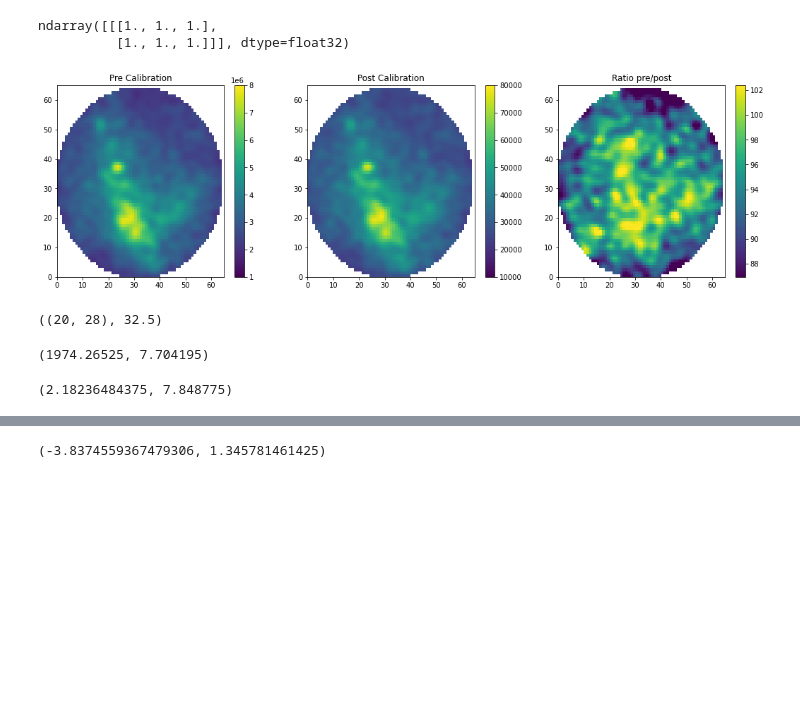
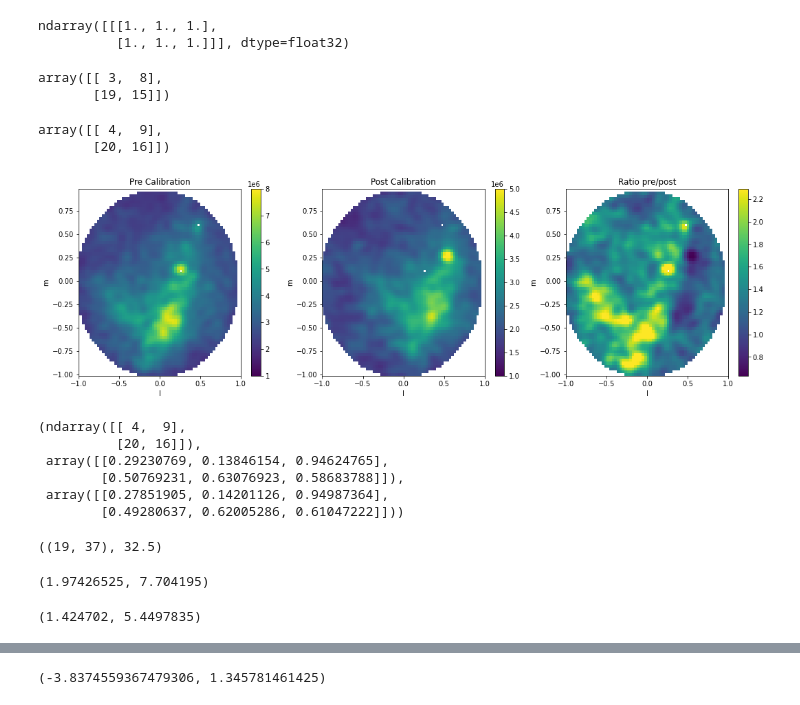
Before and after one commit to epic-astronomy/LWA_EPIC, a Jupyter notebook: epical_devel.ipynb, the cells around one changed output, grey strips where cells are left out. Saved outputs shown, nothing was run; the diff lists cells and outputs as text; code cells hidden in the pictures; blank space fills up the shorter version.

```diff
--- a/epical_devel.ipynb
+++ b/epical_devel.ipynb
@@ -481,6 +564,6 @@ image["hdr"], image["data"].shape
 # %%
 lwasv_antennas = lwasv.antennas
-obstime = Time(img_hdr["time_tag"] / img_hdr["FS"], format="unix")
+obstime = Time(img_hdr["time_tag"] / img_hdr["FS"], format="unix", location=site_loc)
 lon = img_hdr["longitude"] * units.deg
 lat = img_hdr["latitude"] * units.deg
 ntime_gulp = image["data"].shape[1]
@@ -491,6 +574,7 @@ chan0 = img_hdr["chan0"]
 cfreq = img_hdr["cfreq"]
 nchan = img_hdr["nchan"]
 npol = voltage_hdr["npol"]
+# npol = 1
 grid_size = skymodes1d = 65
 imageres = 1.79057
 ant_extent = 1
@@ -498,6 +582,7 @@ ant_extent = 1
 freq = (chan0 + numpy.arange(nchan)) * CHAN_BW
 point_source=True
 ones_test=False
+use_skymod=False
 n_source_gsm=75
 # %%
 locations = numpy.array([(ant.stand.x, ant.stand.y, ant.stand.z) for ant in lwasv.antennas[::2]])
@@ -641,7 +756,7 @@ image_pre = bifrost.zeros(
 )
 
 bifrost.map(
-    "a(i,j,p,k,l) += b(0,i,j,p/2,k,l)*b(0,i,j,p%2,k,l).conj()",
+    "a(i,j,p,k,l) += b(0,i,j,p/2,k,l) * b(0,i,j,p%2,k,l).conj()",
     {"a": crosspol_pre, "b": efield_cal_image},
     axis_names=("i", "j", "p", "k", "l"),
     shape=(ntime_gulp, nchan, npol ** 2, grid_size, grid_size),
@@ -655,7 +770,7 @@ bifrost.reduce(crosspol_pre, image_pre, op="sum")
 image_pre = image_pre.copy(space="system")
 uv_pre = numpy.fft.fft2(image_pre, axes=(3,4))
 image_pre = numpy.fft.fftshift(image_pre, axes=(3, 4))
-image_pre =  image_pre[:, :, :, :, ::-1]
+# image_pre =  image_pre[:, :, :, :, ::-1]
 # %%
 max_inds = numpy.ascontiguousarray(
     numpy.atleast_2d(
@@ -793,48 +934,85 @@ image_post =  image_post[:, :, :, :, ::-1]
+# %%
+max_inds-1
+# %% [output]
+array([[ 3,  8],
+       [19, 15]])
 # %%
 mask = numpy.isnan(numpy.fft.fftshift(lm_matrix[:,:,2], axes=(0,1)))
+# %%
+image_inds = numpy.asarray(
+    [
+        (grid_size // 2 + max_inds[:, 0] ) % grid_size,
+        (grid_size // 2  + max_inds[:, 1]) % grid_size,
+    ]
+).T
+# %%
+l = numpy.fft.ifftshift(lm_matrix[0,:,0])
+m = numpy.fft.ifftshift(lm_matrix[:,0,1])
+# %%
+max_inds
+# %% [output]
+array([[ 4,  9],
+       [20, 16]])
 # %%
 fig, ax = plt.subplots(ncols=3, figsize=(18,5), facecolor="white")
 
 
 masked_pre = numpy.ma.masked_where(mask, image_pre[0,0,0].real)
 masked_post = numpy.ma.masked_where(mask, image_post[0,0,0].real)
 ratio = masked_pre/masked_post
-
+masked_pre.mask[image_inds[:, 0], image_inds[:,1]] = numpy.inf
+masked_post.mask[image_inds[:, 0], image_inds[:,1]] = numpy.inf
+# masked_post.mask[37, 24] = numpy.inf
+# masked_pre.mask[16, 12] = numpy.inf
 # norm = LogNorm(vmax=1e7, vmin=1e-1)
 norm1 = Normalize(vmin=1e6, vmax=8e6)
-norm2 = Normalize(vmin=1e4, vmax=8e4)
+norm2 = Normalize(vmin=1e6, vmax=5e6)
 norm3 = Normalize(
-    vmin=ratio.mean() - 2 * ratio.std(),
-    vmax=ratio.mean() + 2 * ratio.std(),
+    vmin=ratio.mean() - 2.5 * ratio.std(),
+    vmax=ratio.mean() + 2.5 * ratio.std(),
 )
 if ones_test:
     norm1 = Normalize(vmin=1e2, vmax=6e6)
-    norm2 = Normalize(vmin=1e2, vmax=1e9)
-    norm3 = LogNorm(vmin=1e-10, vmax=1e0)
+    norm2 = Normalize(vmin=1e2, vmax=6e11)
+    norm3 = LogNorm(vmin=1e-5, vmax=1e1)
 
 
-im = ax[0].pcolorfast(masked_pre, norm=norm1)
+im = ax[0].pcolormesh(l,m, masked_pre, norm=norm1, shading="auto")
 fig.colorbar(im, ax=ax[0]);
 ax[0].set_title("Pre Calibration");
 
-im = ax[1].pcolorfast(masked_post, norm=norm2)
+im = ax[1].pcolormesh(l,m,masked_post, norm=norm2, shading="auto")
 fig.colorbar(im, ax=ax[1]);
 ax[1].set_title("Post Calibration");
 
-im = ax[2].pcolorfast((masked_pre / masked_post), norm=norm3)
+im = ax[2].pcolormesh(l,m,(masked_pre / masked_post), norm=norm3, shading="auto")
 fig.colorbar(im, ax=ax[2]);
 ax[2].set_title("Ratio pre/post");
+
+for _ax in ax:
+    _ax.set_xlabel(r"l")
+    _ax.set_ylabel(r"m")
+    _ax.set_xlim([-1,1])
 # %% [output]
-[figure, old version]
+[figure, new version]
+# %%
+cal_obj.cal_pixel_inds, cal_obj.cal_pixel_locs, cal_obj.cal_source_locs
+# %% [output]
+(ndarray([[ 4,  9],
+          [20, 16]]),
+ array([[0.29230769, 0.13846154, 0.94624765],
+        [0.50769231, 0.63076923, 0.58683788]]),
+ array([[0.27851905, 0.14201126, 0.94987364],
+        [0.49280637, 0.62005286, 0.61047222]]))
 # %%
-numpy.unravel_index(masked_post.argmax(), masked_post.shape), grid_size/2
+numpy.unravel_index(masked_pre.argmax(), masked_post.shape), grid_size/2
 # %% [output]
-((20, 28), 32.5)
+((19, 37), 32.5)
 # %%
-masked_pre.min()/1e3, masked_pre.max()/1e6
+masked_pre.min()/1e6, masked_pre.max()/1e6
 # %% [output]
-(1974.26525, 7.704195)
+(1.97426525, 7.704195)
 # %%
-masked_post.min()/1e4, masked_post.max()/1e4
+masked_post.min()/1e6, masked_post.max()/1e6
 # %% [output]
-(2.18236484375, 7.848775)
+(1.424702, 5.4497835)
```
Also changed, not shown: parts of 44 cells of this notebook.
